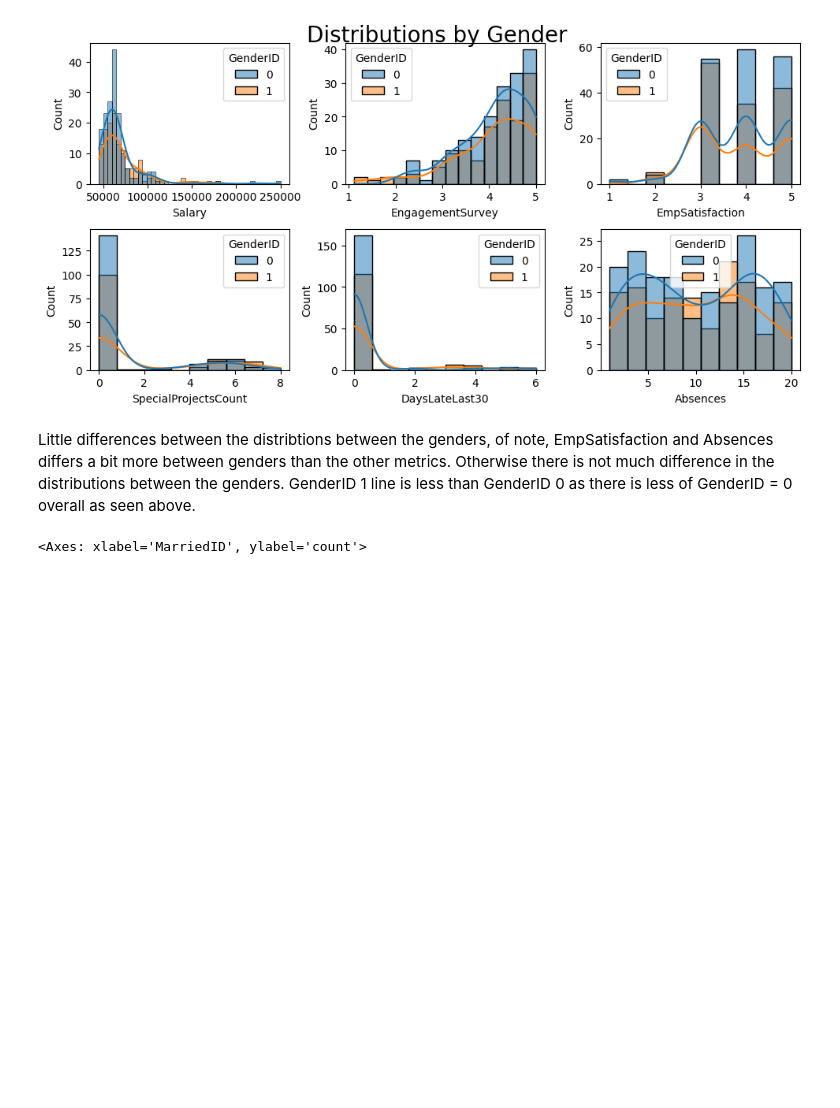
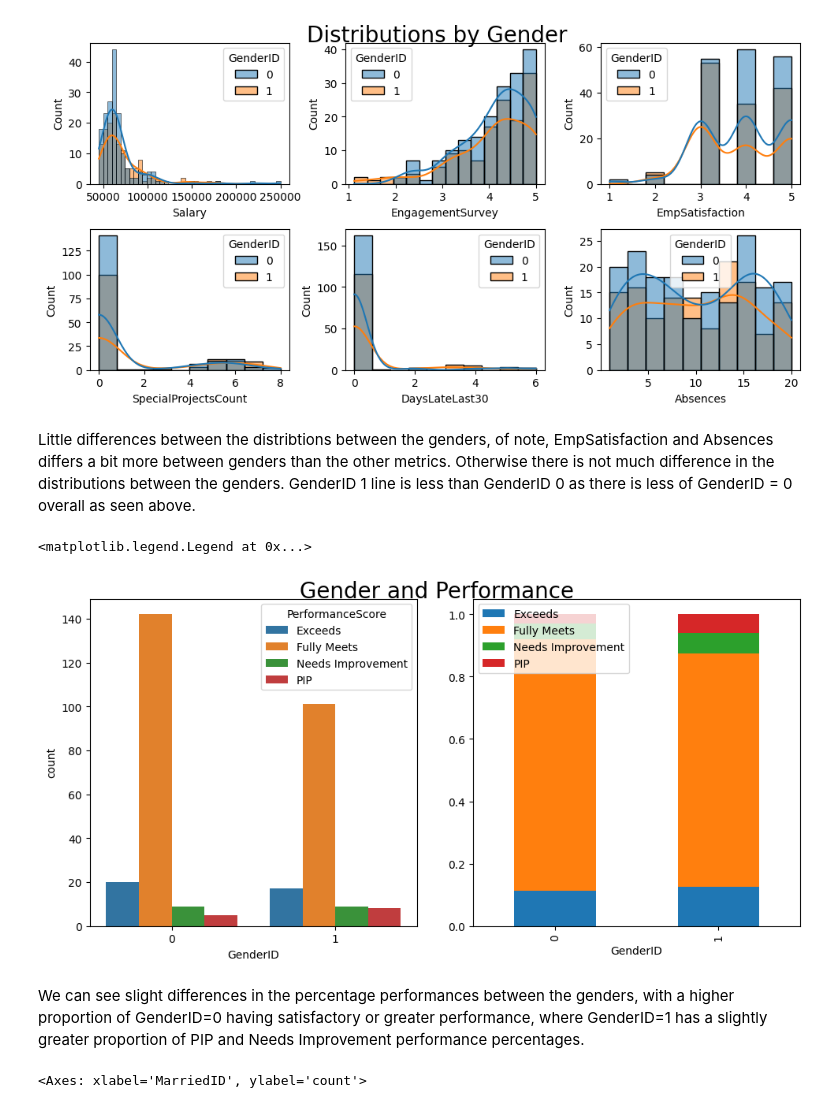
Before and after one commit to oscarbowie/OESON_Project_2, a Jupyter notebook: OESON_Project_2.ipynb, the cells around one changed output. Drawn from its saved outputs; the diff is of its cells as text; code cells hidden in the pictures; blank space fills up the shorter version.

```diff
--- a/OESON_Project_2.ipynb
+++ b/OESON_Project_2.ipynb
@@ -78,6 +92,20 @@ sns.histplot(data=df, ax=ax[1,2], x='Absences', hue = group, kde='True')
 [figure]
 # %% [markdown]
 Little differences between the distribtions between the genders, of note, EmpSatisfaction and Absences differs a bit more between genders than the other metrics. Otherwise there is not much difference in the distributions between the genders. GenderID 1 line is less than GenderID 0 as there is less of GenderID = 0 overall as seen above.
+# %%
+fig, ax = plt.subplots(1,2, figsize=(10,5))
+fig.tight_layout(pad=2)
+fig.suptitle('Gender and Performance', fontsize=20)
+sns.countplot(data=df, ax=ax[0], x='GenderID', hue = 'PerformanceScore')
+
+cross = pd.crosstab(index=df['GenderID'], columns=df['PerformanceScore'], normalize='index')
+cross.plot(kind='bar', stacked='True', ax=ax[1])
+plt.legend(loc="upper left")
+# %% [output]
+<matplotlib.legend.Legend at 0x...>
+[figure, added]
+# %% [markdown]
+We can see slight differences in the percentage performances between the genders, with a higher proportion of GenderID=0 having satisfactory or greater performance, where GenderID=1 has a slightly greater proportion of PIP and Needs Improvement performance percentages.
 # %%
 sns.countplot(data=df, x='MarriedID')
 # %% [output]
```
Also changed, not shown: parts of 12 cells of this notebook.
